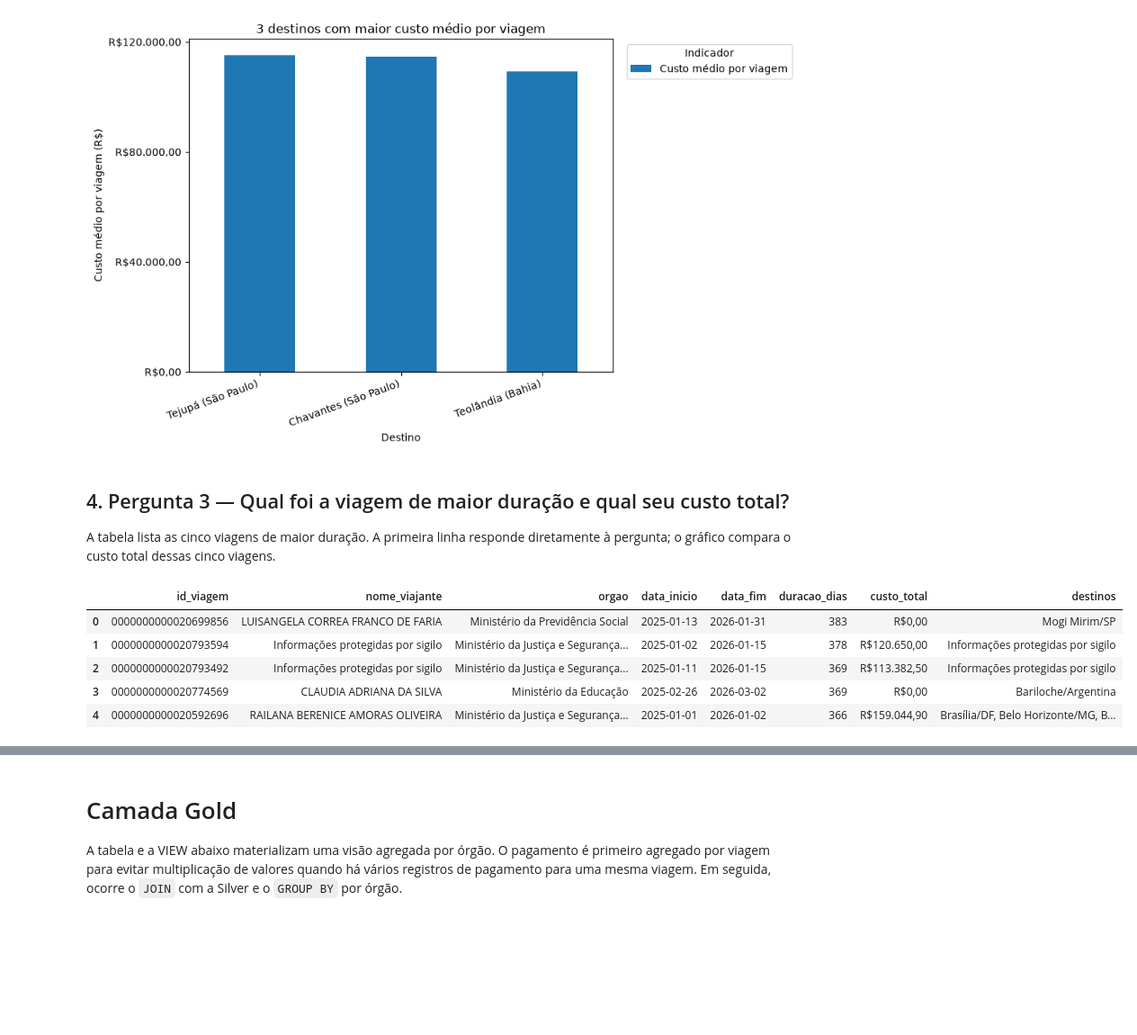
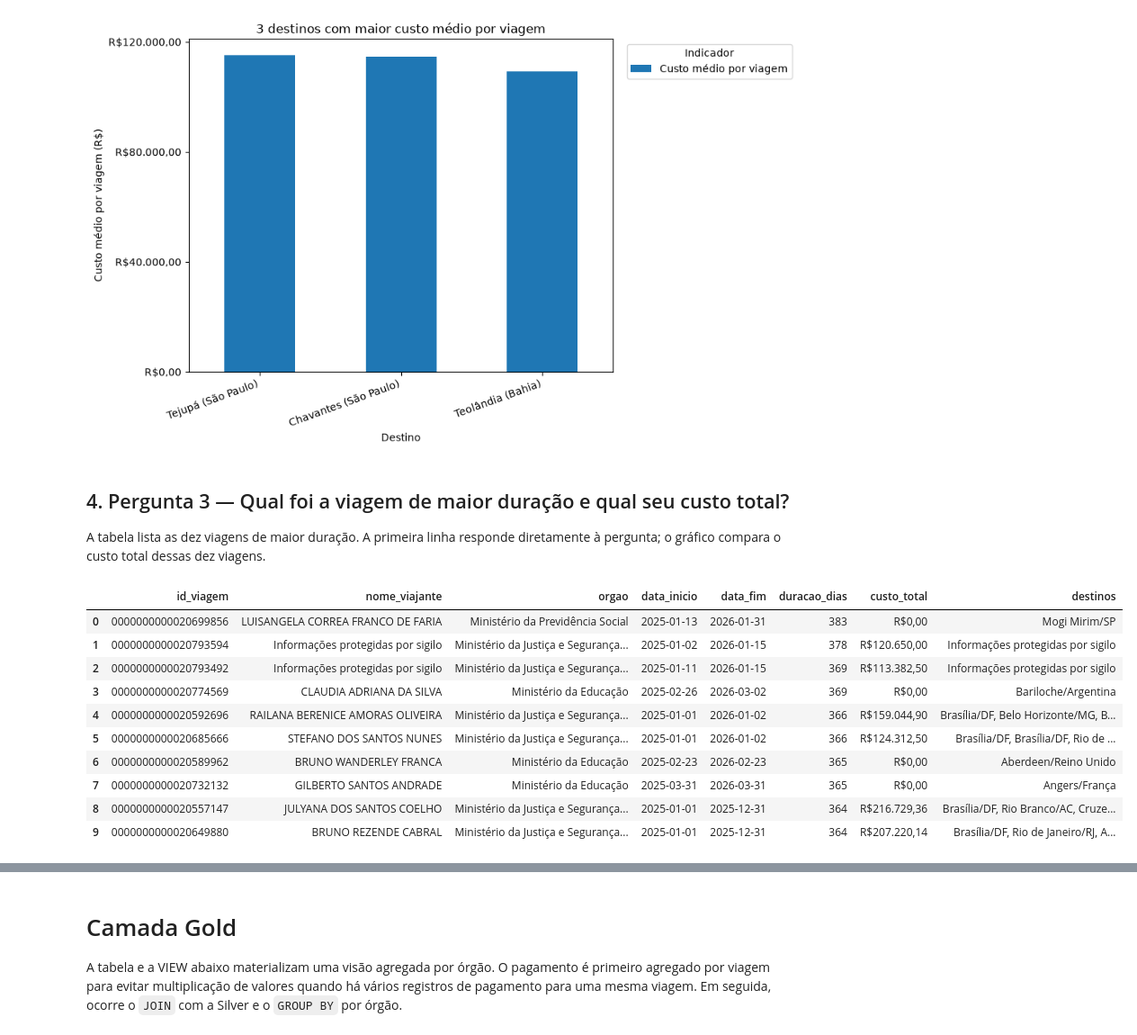
Before and after one commit to jdbmartins/projeto-analise-dados-python-postgresql, a Jupyter notebook: 3_analise.ipynb, the cells around one changed output, grey strips where cells are left out. Shown at 90% size. Drawn from its saved outputs; the diff is of its cells as text; code cells hidden in the pictures; blank space fills up the shorter version.

```diff
--- a/3_analise.ipynb
+++ b/3_analise.ipynb
@@ -140,32 +140,37 @@ plt.show()
 # %% [markdown]
 ## 4. Pergunta 3 — Qual foi a viagem de maior duração e qual seu custo total?
 
-A tabela lista as cinco viagens de maior duração. A primeira linha responde diretamente à pergunta; o gráfico compara o custo total dessas cinco viagens.
+A tabela lista as dez viagens de maior duração. A primeira linha responde diretamente à pergunta; o gráfico compara o custo total dessas dez viagens.
 # %%
 sql_q3 = """
 SELECT
     id_viagem,
     nome_viajante,
     nome_orgao_superior AS orgao,
     data_inicio,
     data_fim,
     duracao_dias,
     ROUND(valor_total, 2) AS custo_total,
     destinos
 FROM silver_viagem
 WHERE duracao_dias IS NOT NULL
 ORDER BY duracao_dias DESC, valor_total DESC
-LIMIT 5;
+LIMIT 10;
 """
 df_q3 = pd.read_sql_query(sql_q3, conexao)
 df_q3.assign(custo_total=df_q3["custo_total"].map(formatar_brl))
 # %% [output]
 |  | id_viagem | nome_viajante | orgao | data_inicio | data_fim | duracao_dias | custo_total | destinos |
 | 0 | 0000000000020699856 | LUISANGELA CORREA FRANCO DE FARIA | Ministério da Previdência Social | 2025-01-13 | 2026-01-31 | 383 | R$0,00 | Mogi Mirim/SP |
 | 1 | 0000000000020793594 | Informações protegidas por sigilo | Ministério da Justiça e Segurança... | 2025-01-02 | 2026-01-15 | 378 | R$120.650,00 | Informações protegidas por sigilo |
 | 2 | 0000000000020793492 | Informações protegidas por sigilo | Ministério da Justiça e Segurança... | 2025-01-11 | 2026-01-15 | 369 | R$113.382,50 | Informações protegidas por sigilo |
 | 3 | 0000000000020774569 | CLAUDIA ADRIANA DA SILVA | Ministério da Educação | 2025-02-26 | 2026-03-02 | 369 | R$0,00 | Bariloche/Argentina |
 | 4 | 0000000000020592696 | RAILANA BERENICE AMORAS OLIVEIRA | Ministério da Justiça e Segurança... | 2025-01-01 | 2026-01-02 | 366 | R$159.044,90 | Brasília/DF, Belo Horizonte/MG, B... |
+| 5 | 0000000000020685666 | STEFANO DOS SANTOS NUNES | Ministério da Justiça e Segurança... | 2025-01-01 | 2026-01-02 | 366 | R$124.312,50 | Brasília/DF, Brasília/DF, Rio de ... |
+| 6 | 0000000000020589962 | BRUNO WANDERLEY FRANCA | Ministério da Educação | 2025-02-23 | 2026-02-23 | 365 | R$0,00 | Aberdeen/Reino Unido |
+| 7 | 0000000000020732132 | GILBERTO SANTOS ANDRADE | Ministério da Educação | 2025-03-31 | 2026-03-31 | 365 | R$0,00 | Angers/França |
+| 8 | 0000000000020557147 | JULYANA DOS SANTOS COELHO | Ministério da Justiça e Segurança... | 2025-01-01 | 2025-12-31 | 364 | R$216.729,36 | Brasília/DF, Rio Branco/AC, Cruze... |
+| 9 | 0000000000020649880 | BRUNO REZENDE CABRAL | Ministério da Justiça e Segurança... | 2025-01-01 | 2025-12-31 | 364 | R$207.220,14 | Brasília/DF, Rio de Janeiro/RJ, A... |
 # %%
 df_q3["rotulo"] = [
     f"Viagem {posicao} ({duracao} dias)"
```
Also changed, not shown: parts of 1 cell of this notebook.
